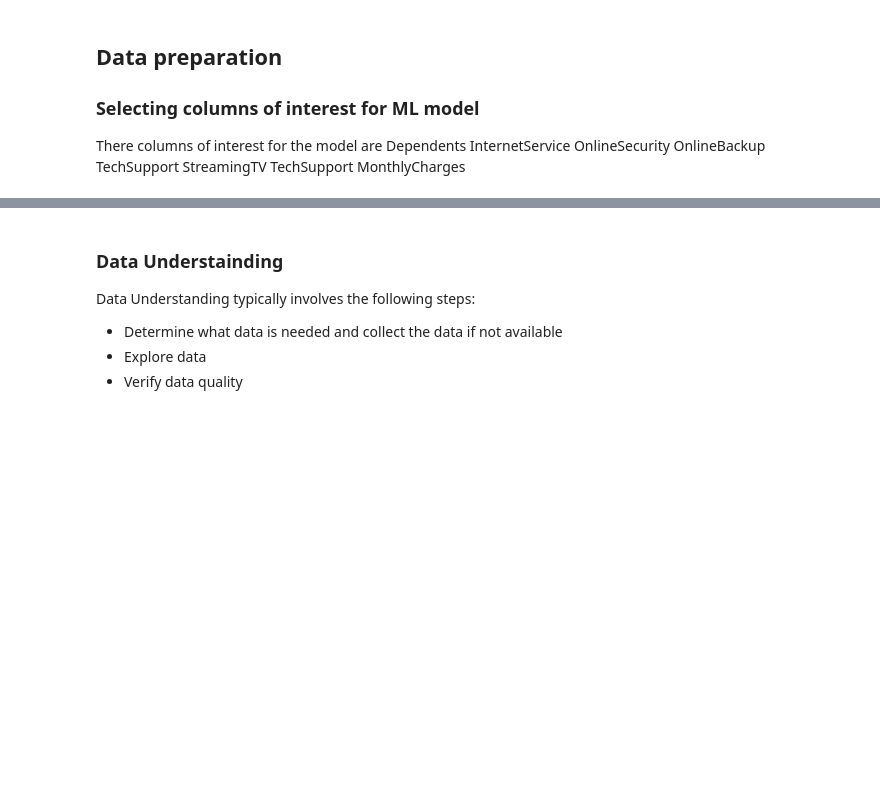
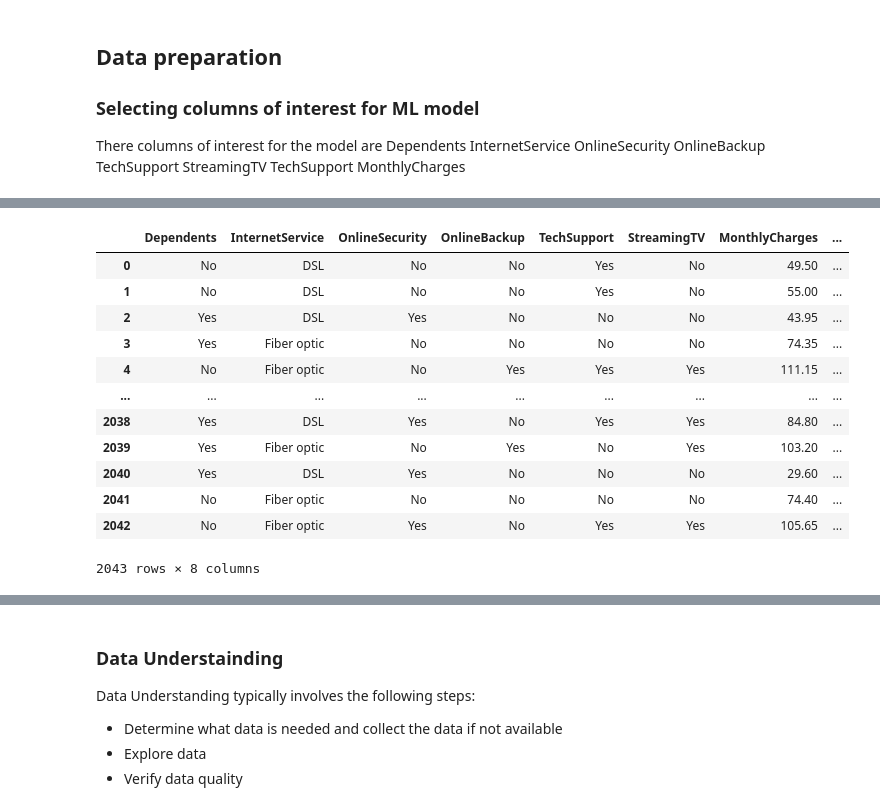
Before and after one commit to kwasichrappah/Custormer-Churn, a Jupyter notebook: customer.ipynb, the cells around one changed output, grey strips where cells are left out. Drawn from its saved outputs; the diff is of its cells as text; code cells hidden in the pictures; blank space fills up the shorter version.

```diff
--- a/customer.ipynb
+++ b/customer.ipynb
@@ -342,5 +367,21 @@ cols=[
 # %%
 #Getting the test csv data
-test = pd.read_csv("data\\LP2_Telco-churn-second-2000.csv",usecols=cols)
+test_df = pd.read_csv("data\\LP2_Telco-churn-second-2000.csv",usecols=cols)
+
+test_df
+# %% [output]
+|  | Dependents | InternetService | OnlineSecurity | OnlineBackup | TechSupport | StreamingTV | MonthlyCharges | ... |
+| 0 | No | DSL | No | No | Yes | No | 49.50 | ... |
+| 1 | No | DSL | No | No | Yes | No | 55.00 | ... |
+| 2 | Yes | DSL | Yes | No | No | No | 43.95 | ... |
+| 3 | Yes | Fiber optic | No | No | No | No | 74.35 | ... |
+| 4 | No | Fiber optic | No | Yes | Yes | Yes | 111.15 | ... |
+| ... | ... | ... | ... | ... | ... | ... | ... | ... |
+| 2038 | Yes | DSL | Yes | No | Yes | Yes | 84.80 | ... |
+| 2039 | Yes | Fiber optic | No | Yes | No | Yes | 103.20 | ... |
+| 2040 | Yes | DSL | Yes | No | No | No | 29.60 | ... |
+| 2041 | No | Fiber optic | No | No | No | No | 74.40 | ... |
+| 2042 | No | Fiber optic | Yes | No | Yes | Yes | 105.65 | ... |
+2043 rows × 8 columns
 # %%
 ### Handling missing values and categorical encoding
```
Also changed, not shown: parts of 25 cells of this notebook.
